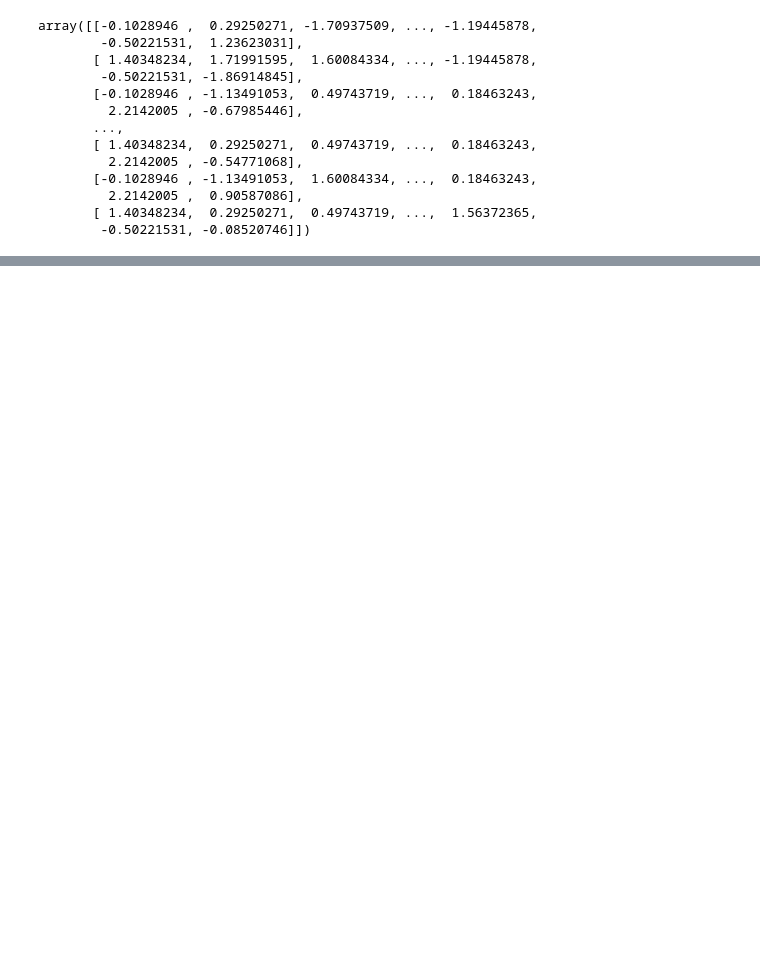
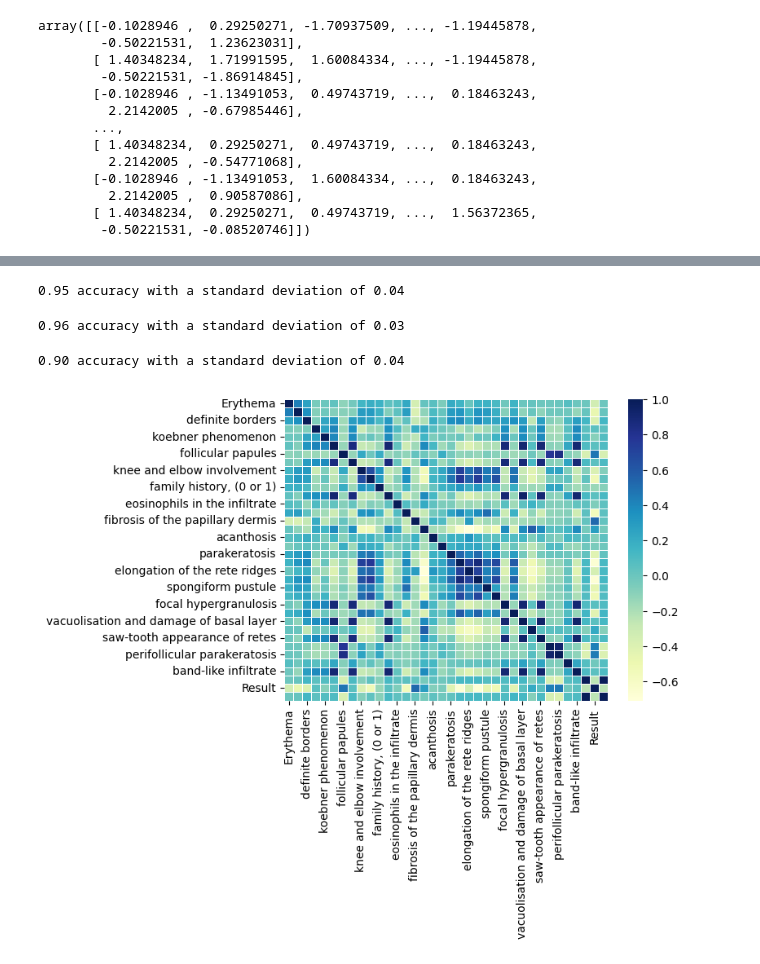
Before and after one commit to turagsarkar/Identification-of-Erythemato-Squamous-Disease, a Jupyter notebook: Identification_of_Erythemato_Squamous_Disease.ipynb, the cells around one changed output, grey strips where cells are left out. Cells and saved outputs as stored; diff of their text form; code cells hidden in the pictures; blank space fills up the shorter version.

```diff
--- a/Identification_of_Erythemato_Squamous_Disease.ipynb
+++ b/Identification_of_Erythemato_Squamous_Disease.ipynb
@@ -525,0 +533,30 @@ print("%0.2f accuracy with a standard deviation of %0.2f" % (scores.mean(), scor
+# %%
+from sklearn.ensemble import HistGradientBoostingClassifier
+scores =cross_val_score(HistGradientBoostingClassifier(),X_pca, y, cv=10)
+scores
+print("%0.2f accuracy with a standard deviation of %0.2f" % (scores.mean(), scores.std()))
+# %% [output]
+0.95 accuracy with a standard deviation of 0.04
+# %%
+from sklearn.ensemble import ExtraTreesClassifier
+clf = ExtraTreesClassifier(n_estimators=100, random_state=0)
+scores =cross_val_score(clf,X_pca, y, cv=10)
+scores
+print("%0.2f accuracy with a standard deviation of %0.2f" % (scores.mean(), scores.std()))
+# %% [output]
+0.96 accuracy with a standard deviation of 0.03
+# %%
+from sklearn.neighbors import KNeighborsClassifier
+clf = KNeighborsClassifier(n_neighbors=5)
+scores =cross_val_score(clf,X_pca, y, cv=10)
+scores
+print("%0.2f accuracy with a standard deviation of %0.2f" % (scores.mean(), scores.std()))
+# %% [output]
+0.90 accuracy with a standard deviation of 0.04
+# %%
+#correlation in feature
+corr=new_data.corr()
+dataplot = sns.heatmap(corr,linewidths=.5,cmap="YlGnBu",annot=False, fmt=".1f")
+plt.show()
+# %% [output]
+[figure, added]
```
Also changed, not shown: parts of 25 cells of this notebook.
